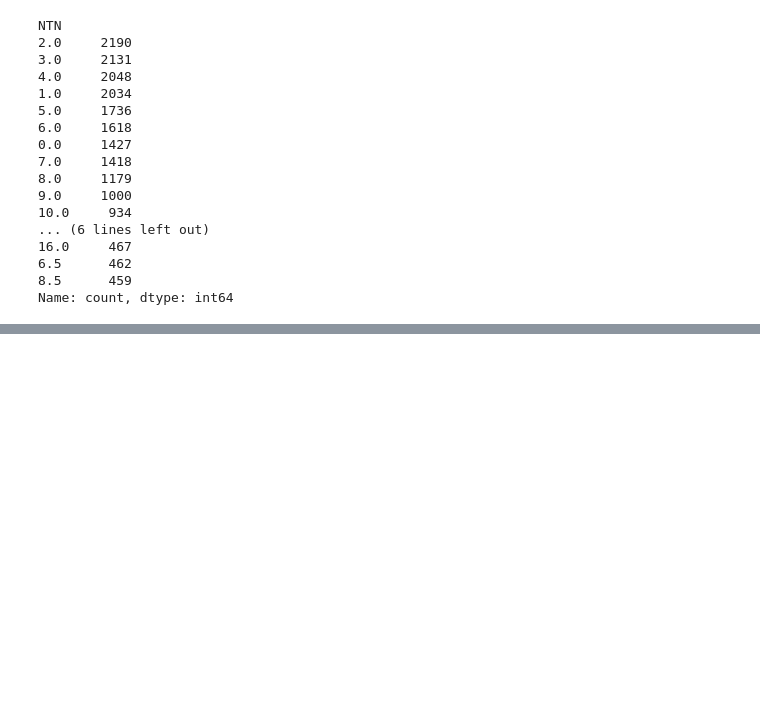
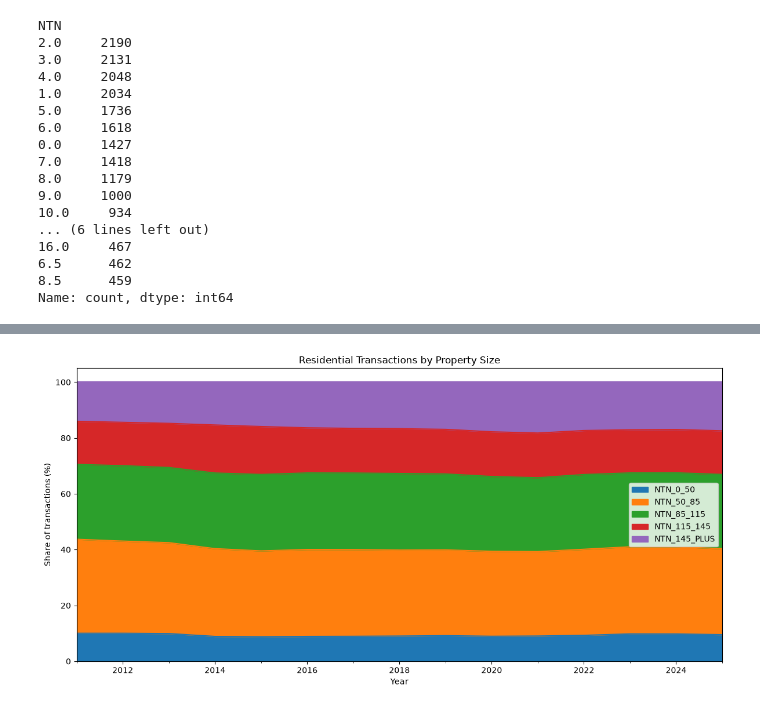
Before and after one commit to danielematix67-boop/italian-real-estate-analysis, a Jupyter notebook: notebooks/02_omi_transactions_exploration.ipynb, the cells around one changed output, grey strips where cells are left out. Saved outputs shown, nothing was run; the diff lists cells and outputs as text; code cells hidden in the pictures; blank space fills up the shorter version.

```diff
--- a/notebooks/02_omi_transactions_exploration.ipynb
+++ b/notebooks/02_omi_transactions_exploration.ipynb
@@ -1045,0 +2047,14 @@ Name: count, dtype: int64
+# %%
+size_by_year = (
+    transactions_df
+    .groupby("reference_date")[size_columns]
+    .sum()
+)
+
+size_share_by_year = (
+    size_by_year
+    .div(size_by_year.sum(axis=1), axis=0)
+    * 100
+)
+
+size_share_by_year
@@ -1045,0 +2099,15 @@ Name: count, dtype: int64
+# %%
+ax = size_share_by_year.plot(
+    kind="area",
+    stacked=True,
+    figsize=(12, 6),
+)
+
+ax.set_title("Residential Transactions by Property Size")
+ax.set_xlabel("Year")
+ax.set_ylabel("Share of transactions (%)")
+
+plt.tight_layout()
+plt.show()
+# %% [output]
+[figure, added]
```
Also changed, not shown: parts of 85 cells of this notebook, 11 other files.
